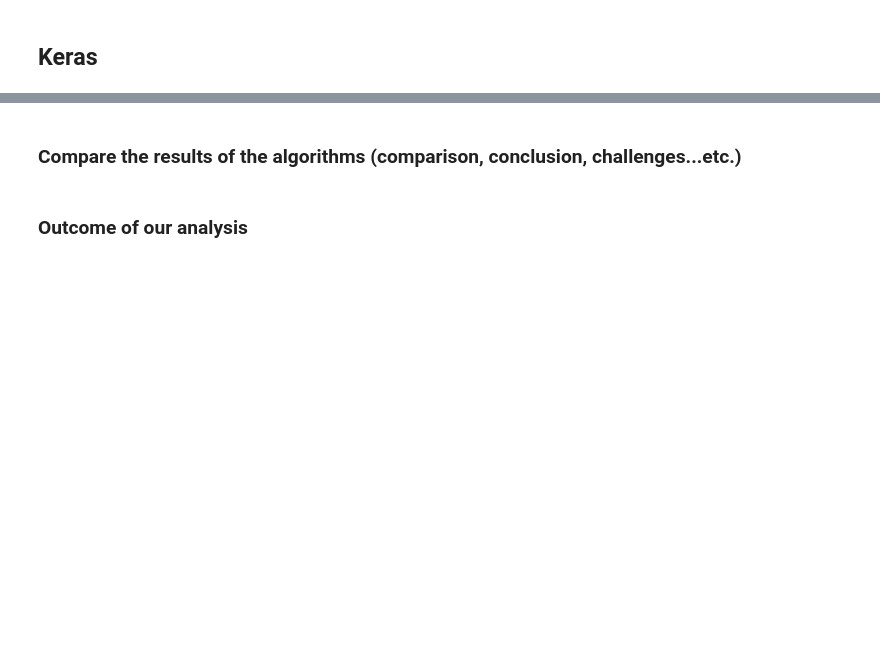
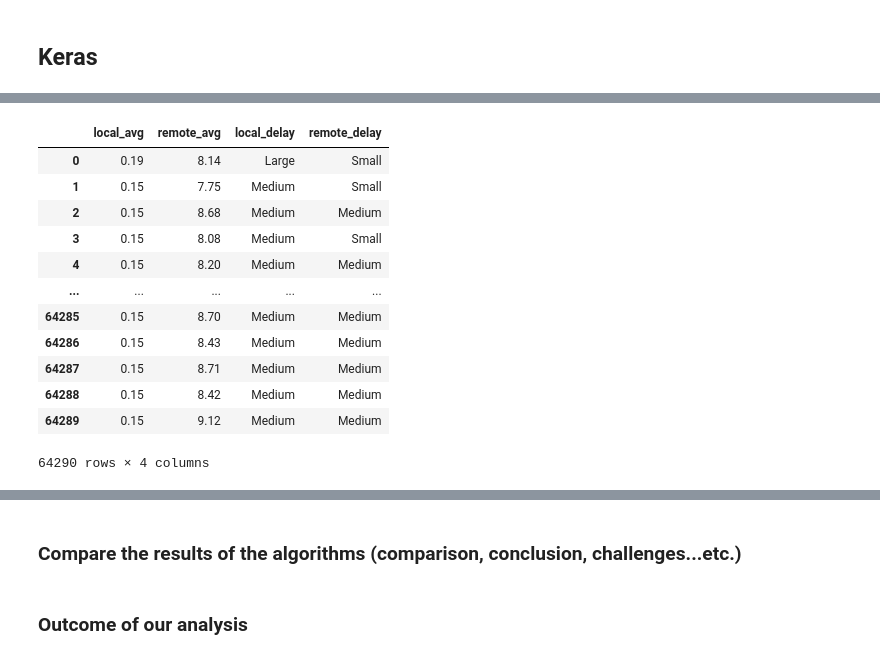
Before and after one commit to ViphuKN/INST414-Final-Project, a Jupyter notebook: final_project_eth.ipynb, the cells around one changed output, grey strips where cells are left out. Cells and saved outputs as stored; diff of their text form; code cells hidden in the pictures; blank space fills up the shorter version.

```diff
--- a/final_project_eth.ipynb
+++ b/final_project_eth.ipynb
@@ -383,0 +406,18 @@ accuracy: 0.060429
+# %%
+cols = ['local_avg', 'remote_avg', 'local_delay', 'remote_delay', ]
+df3 = df3[cols]
+df3
+# %% [output]
+|  | local_avg | remote_avg | local_delay | remote_delay |
+| 0 | 0.19 | 8.14 | Large | Small |
+| 1 | 0.15 | 7.75 | Medium | Small |
+| 2 | 0.15 | 8.68 | Medium | Medium |
+| 3 | 0.15 | 8.08 | Medium | Small |
+| 4 | 0.15 | 8.20 | Medium | Medium |
+| ... | ... | ... | ... | ... |
+| 64285 | 0.15 | 8.70 | Medium | Medium |
+| 64286 | 0.15 | 8.43 | Medium | Medium |
+| 64287 | 0.15 | 8.71 | Medium | Medium |
+| 64288 | 0.15 | 8.42 | Medium | Medium |
+| 64289 | 0.15 | 9.12 | Medium | Medium |
+64290 rows × 4 columns
```
Also changed, not shown: parts of 28 cells of this notebook.
